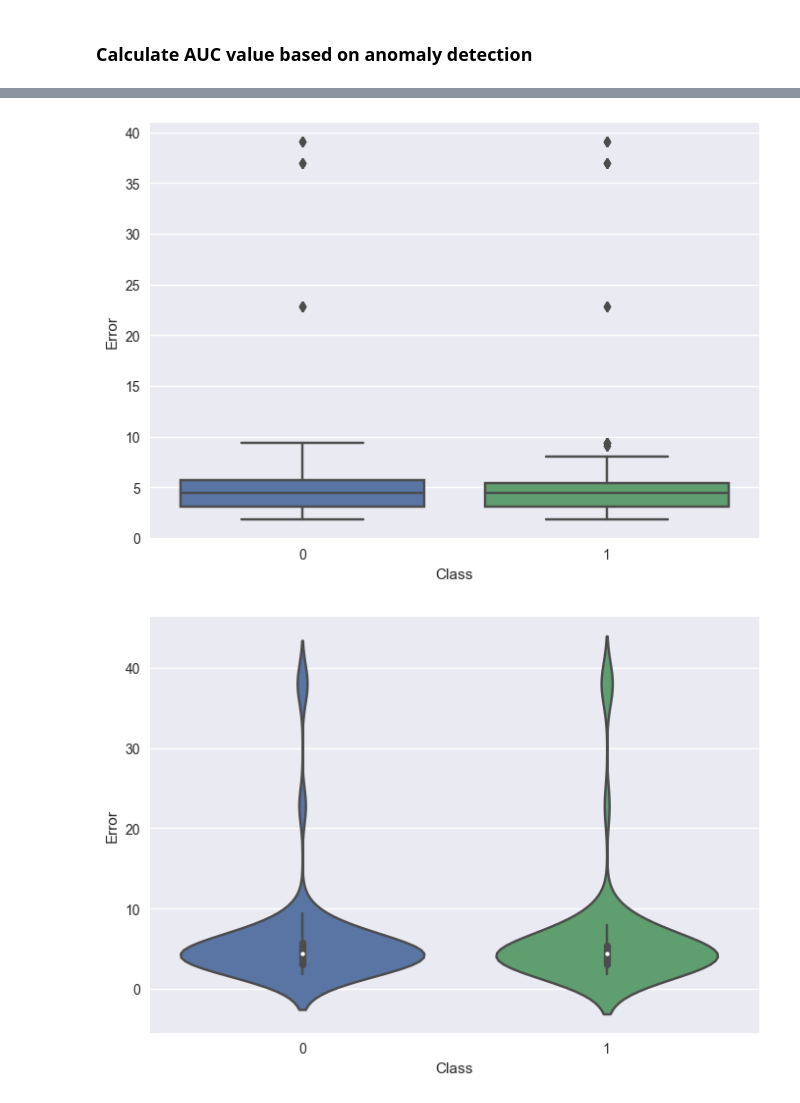
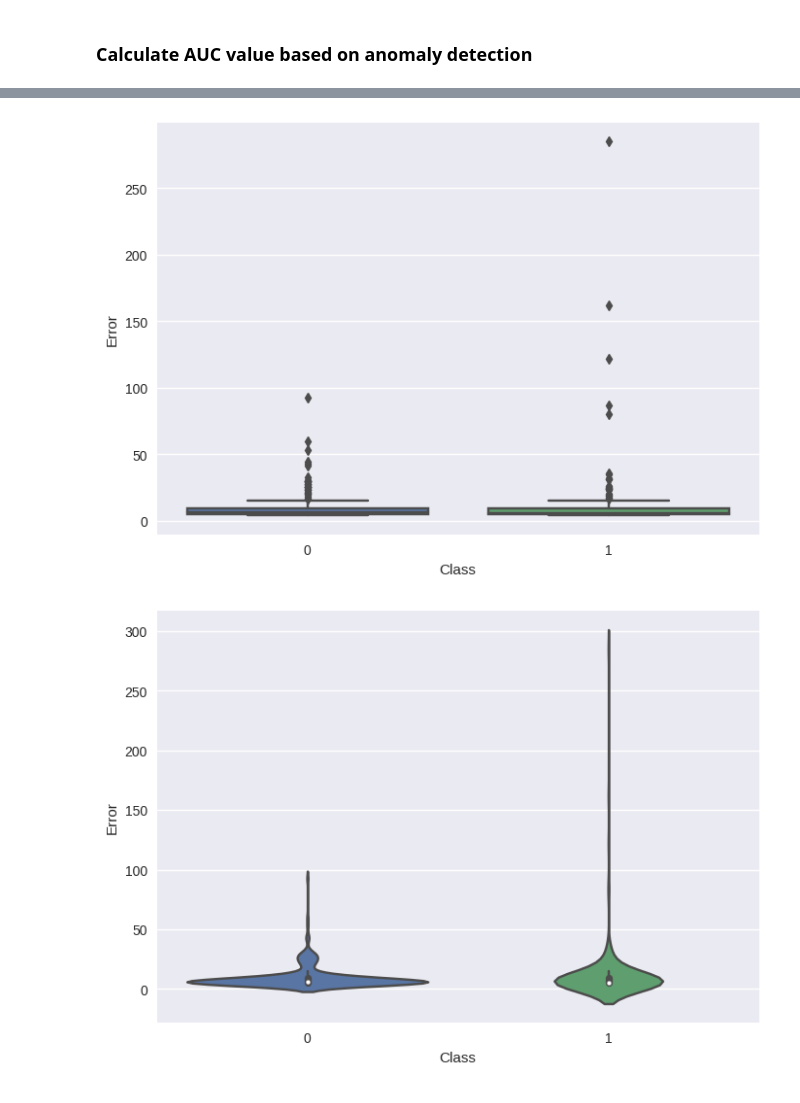
Before and after one commit to SasoPavlic/NiaNetAD, a Jupyter notebook: analyse.ipynb, the cells around one changed output, grey strips where cells are left out. Saved outputs shown, nothing was run; the diff lists cells and outputs as text; code cells hidden in the pictures.

```diff
--- a/analyse.ipynb
+++ b/analyse.ipynb
@@ -42,5 +89,6 @@ INFO:lightning_lite.utilities.seed:Global seed set to 1265
 # %%
-solution = [0.0, 1.0, 0.3238545402477898, 0.0, 0.2770718202737109, 0.6741137338475078, 1.0]
+solution = [0.8070343381441256, 0.9011601984035102, 1.0, 0.4218074123464228, 0.0, 0.31186481740549254,
+            0.1293049941554778]
 solution = numpy.array(solution)
 model = Autoencoder(solution, **config)
 saving_path = config['logging_params']['save_dir'] + "manual_alg_" + model.hash_id
@@ -162,16 +210,15 @@ Number of elements: 53
 # %% [markdown]
 ### Calculate AUC value based on anomaly detection
 # %%
-from experiments.anomaly_detection import AnomalyDetection
+
 
 anomaly_detection = AnomalyDetection([0], [1])
 dataloader_iterator = iter(datamodule.test_dataloader())
 
 inputs = []
 reconstructs = []
+targets = []
 reconstrcution_errors = []
-instance_target = []
-targets = []
 
 "Loop over dataset"
 for data, target in dataloader_iterator:
@@ -180,13 +227,12 @@ for data, target in dataloader_iterator:
 
     "Loop over batch"
     for x, y, z in zip(reconstructed, input, target):
-        inputs.append(x)
-        reconstructs.append(y)
-        targets.append(z)
-        reconstructed, input = model.forward(data)
-        rmse = mean_squared_error(input.detach().numpy(), reconstructed.detach().numpy(), squared=True)
+        inputs.append(y)
+        reconstructs.append(x)
+        targets.append(z.item())
+
+        rmse = mean_squared_error(y.detach().numpy(), x.detach().numpy(), squared=True)
         reconstrcution_errors.append(rmse)
-        instance_target.append(z.item())
 
 anomaly_detection.find(inputs, reconstructs, targets)
 print(f"Model AUC score: {anomaly_detection.AUC}")
@@ -276,14 +292,14 @@ plt.savefig('scatter3D.png', dpi=300)
 # %%
-df = pd.DataFrame(list(zip(reconstrcution_errors, instance_target)), columns=['Error', 'Class'])
+df = pd.DataFrame(list(zip(reconstrcution_errors, targets)), columns=['Error', 'Class'])
 sns.boxplot(y=df["Error"], x=df["Class"])
 plt.show()
 # %% [output]
-[figure, old version]
+[figure, new version]
 # %%
 sns.violinplot(y=df["Error"], x=df["Class"], kind="kde")
 plt.show()
 # %% [output]
-[figure, old version]
+[figure, new version]
 # %%
 sns.displot(df, x="Error", hue="Class", kind="kde")
 plt.show()
```
Also changed, not shown: parts of 25 cells of this notebook, 1 other file.
